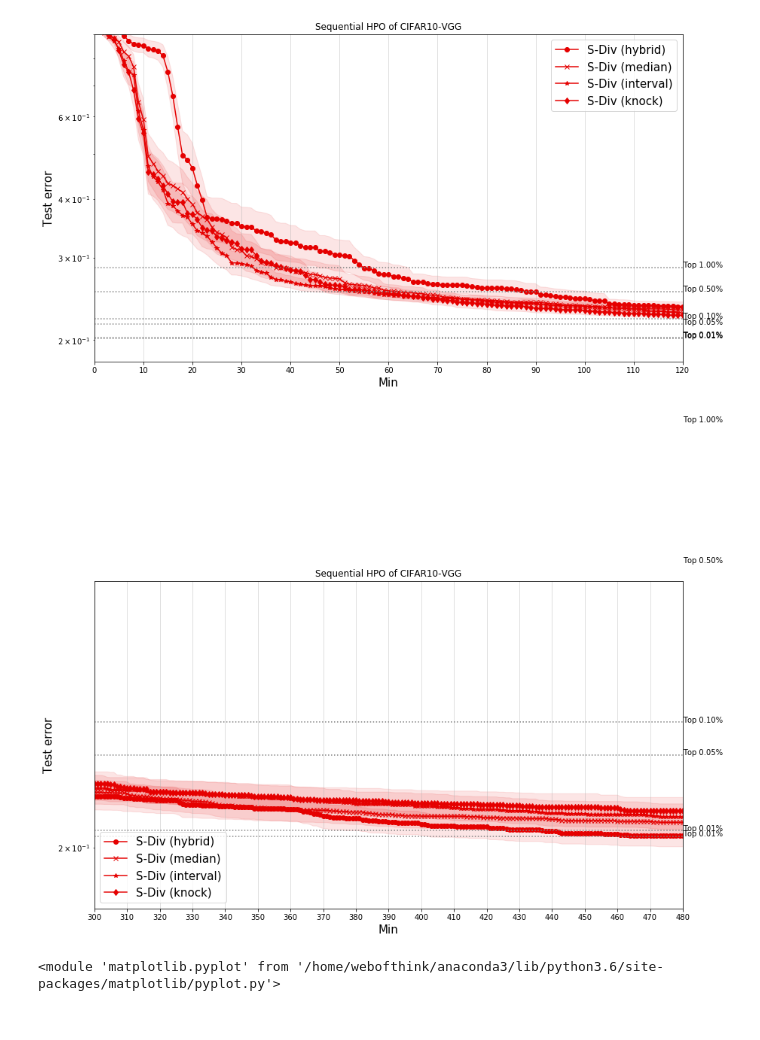
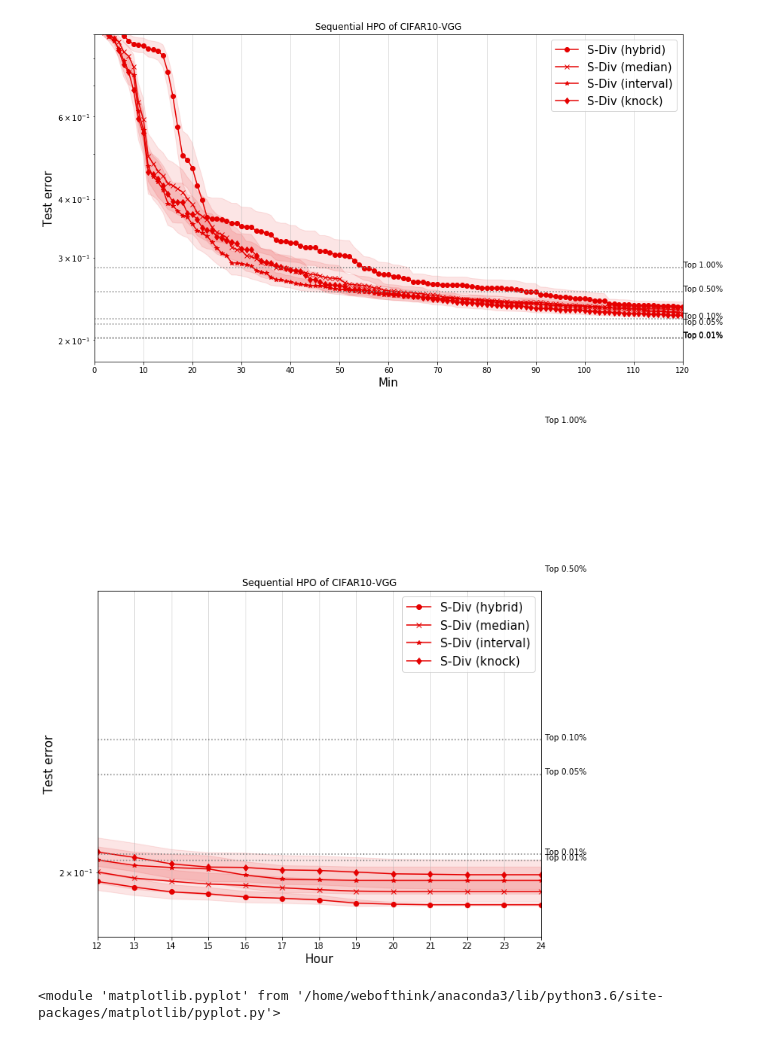
Before and after one commit to yongjinkim49/ecml, a Jupyter notebook: results/[ICML19] CIFAR10-VGG performance evaluation.ipynb, the cells around one changed output. Cells and saved outputs as stored; diff of their text form; code cells hidden in the pictures.

```diff
--- a/results/[ICML19] CIFAR10-VGG performance evaluation.ipynb
+++ b/results/[ICML19] CIFAR10-VGG performance evaluation.ipynb
@@ -49,7 +49,7 @@ s_path = "./{}/T{}S/".format(dataset, opt_secs)
 basic_bo = ['GP-EI', 'GP-PI', 'GP-UCB',
               'RF-EI', 'RF-PI', 'RF-UCB' ]
 rand = ['Random']
-sdivs = ['S-Div (log)', 'S-Div (hybrid)','R-Div (hybrid)']#['S-Div', 'S-Div (log)', 'S-Div (hybrid)']
+sdivs = ['S-Div','S-Div (log)', 'S-Div (hybrid)','R-Div (hybrid)']#['S-Div', 'S-Div (log)', 'S-Div (hybrid)']
 ada = []#['GP-Hedge']
 
 results['Random'] = load_json(s_path + 'RANDOM-RANDOM' + postfix + '.json')
@@ -57,7 +57,7 @@ results['Random'] = load_json(s_path + 'RANDOM-RANDOM' + postfix + '.json')
 for opt in basic_bo:
     results[opt] = load_json(s_path + opt + postfix + '.json')
 
-#results['S-Div'] = load_json(s_path + 'DIV-SEQ-pure' + postfix + '.json')
+results['S-Div'] = load_json(s_path + 'DIV-SEQ.pure' + postfix + '.json')
 results['S-Div (log)'] = load_json(s_path + 'DIV-SEQ.log' + postfix + '.json')
 results['S-Div (hybrid)'] = load_json(s_path + 'DIV-SEQ.hybrid' + postfix + '.json')
 results['R-Div (hybrid)'] = load_json(s_path + 'DIV-RANDOM.hybrid' + postfix + '.json')
@@ -105,10 +113,10 @@ draw_best_error_curve(results, selected, 100,
 [figure]
 # %%
 draw_best_error_curve(results, selected, 100,
-                      ylim=(.19, .25), xlim=(5*60, 8*60), summary=True, guidelines=stats, x_steps=10, x_unit='Min',
+                      ylim=(.19, .25), xlim=(12, 24), summary=True, guidelines=stats, x_steps=1, x_unit='Hour', width=10, height=8,
                       title="Sequential HPO of {}".format(dataset_name))
 # %% [output]
-[figure, old version]
+[figure, new version]
 # %%
 # Read parallel optimization results ( 6 processors)
 results_6 = {}
```
Also changed, not shown: parts of 5 cells of this notebook, 2 other files.
